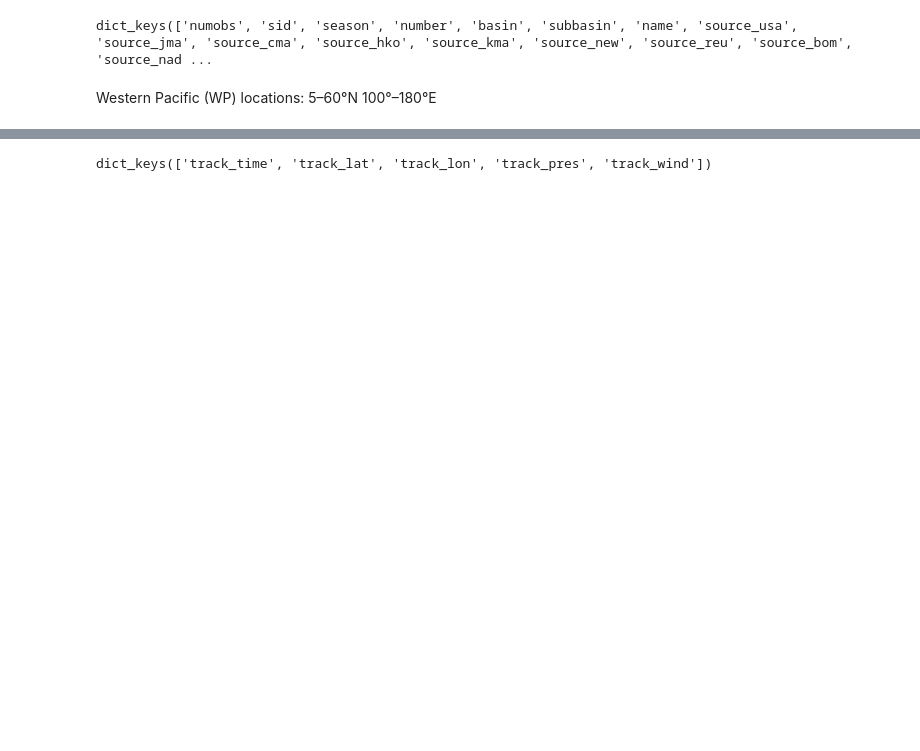
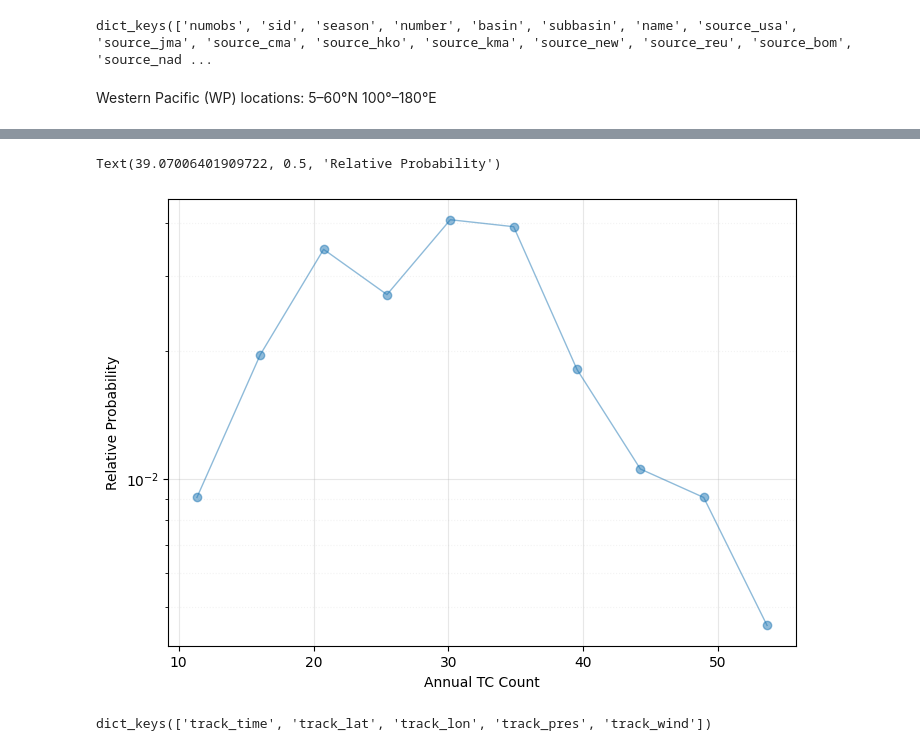
Before and after one commit to famnkunf/PFVTCAWNP, a Jupyter notebook: main.ipynb, the cells around one changed output, grey strips where cells are left out. Drawn from its saved outputs; the diff is of its cells as text; code cells hidden in the pictures; blank space fills up the shorter version.

```diff
--- a/main.ipynb
+++ b/main.ipynb
@@ -10,3 +68,12 @@ import datetime as dt
+# %%
+def calulate_pdf(data,bins):
+# Calculate histogram
+    hist, bin_edges = np.histogram(data, bins, density=True)
+
+    # Get bin centers for plotting
+    bin_centers = (bin_edges[:-1] + bin_edges[1:]) / 2
+
+    return bin_centers, hist
 # %%
 file= Dataset('./Dataset/IBTrACS.WP.v04r01.nc', 'r')
 print(file.variables.keys())
@@ -60,0 +99,2 @@ plt.grid(True, which="minor", ls=":", alpha=0.2)
+# %%
+years_count_obs=pd.Series(years).value_counts().sort_index()
@@ -61 +116,15 @@ plt.grid(True, which="minor", ls=":", alpha=0.2)
+# %%
+bins_obs, prob_obs = calulate_pdf(years_count_obs,10)
+# %%
+plt.figure(figsize=(7, 5))
+plt.semilogy(bins_obs, prob_obs, '-o', alpha=0.5, linewidth=1)
+# Configure grid
+plt.grid(True, which='major', linestyle='-', alpha=0.3)
+plt.grid(True, which='minor', linestyle=':', alpha=0.15)
+plt.tight_layout()
+plt.xlabel('Annual TC Count')
+plt.ylabel('Relative Probability')
+# %% [output]
+Text(39.07006401909722, 0.5, 'Relative Probability')
+[figure, added]
 # %%
```
Also changed, not shown: parts of 18 cells of this notebook.
